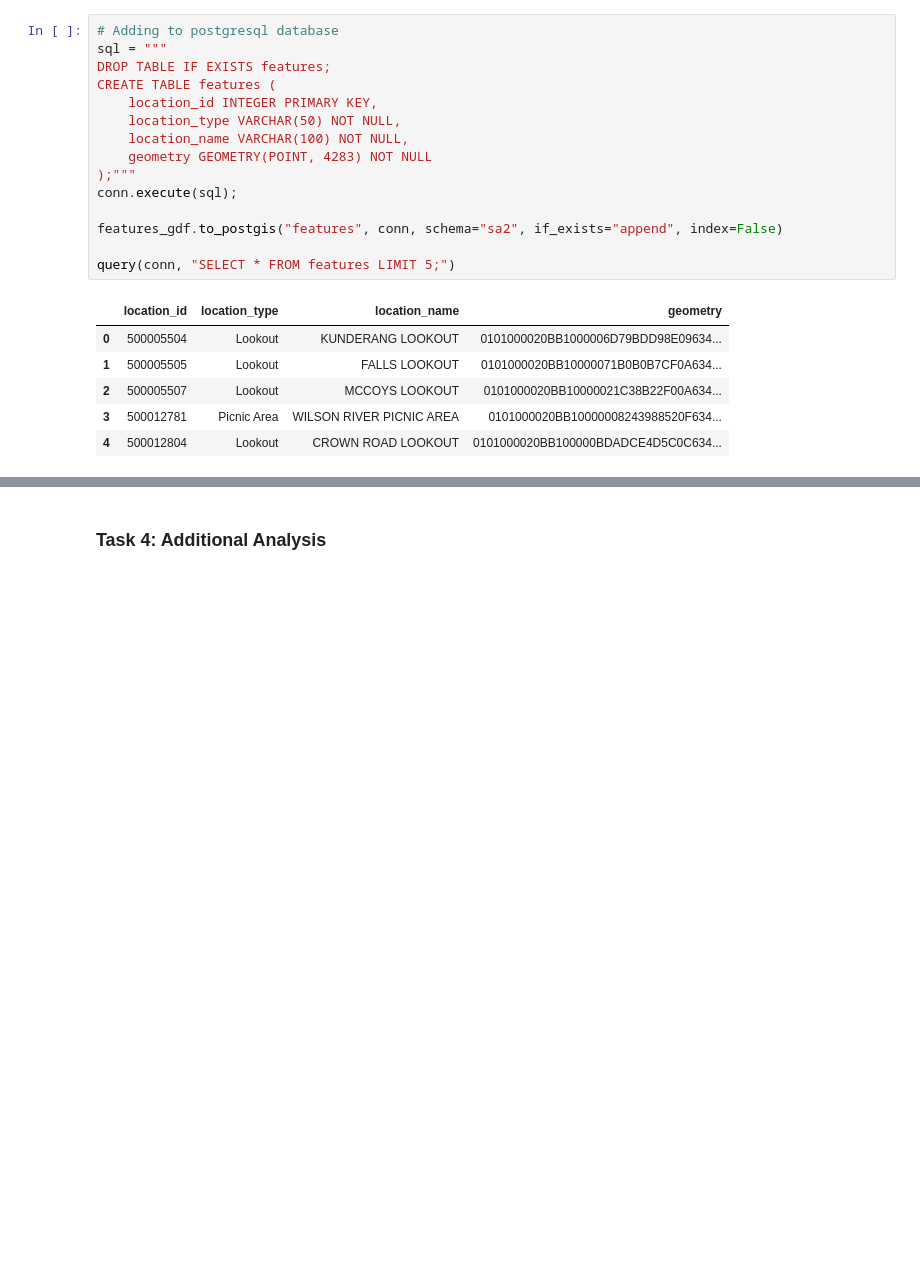
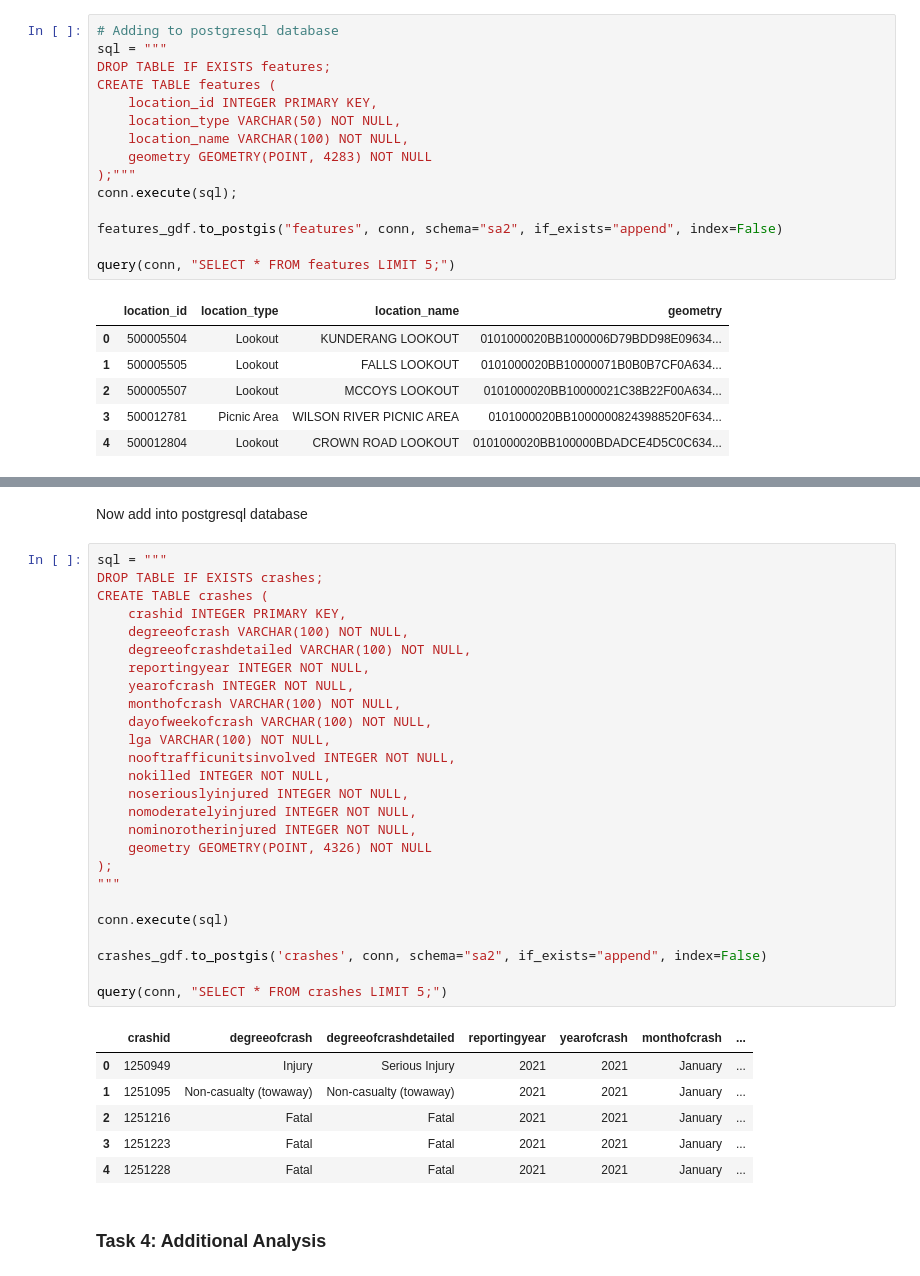
Before and after one commit to FixItChris/DATA2901, a Jupyter notebook: Report.ipynb, the cells around one changed output, grey strips where cells are left out. Saved outputs shown, nothing was run; the diff lists cells and outputs as text; blank space fills up the shorter version.

```diff
--- a/Report.ipynb
+++ b/Report.ipynb
@@ -993,3 +1044,38 @@ query(conn, "SELECT * FROM features LIMIT 5;")
+# %% [markdown]
+Now add into postgresql database
+# %%
+sql = """
+DROP TABLE IF EXISTS crashes;
+CREATE TABLE crashes (
+    crashid INTEGER PRIMARY KEY,
+    degreeofcrash VARCHAR(100) NOT NULL,
+    degreeofcrashdetailed VARCHAR(100) NOT NULL,
+    reportingyear INTEGER NOT NULL,
+    yearofcrash INTEGER NOT NULL,
+    monthofcrash VARCHAR(100) NOT NULL,
+    dayofweekofcrash VARCHAR(100) NOT NULL,
+    lga VARCHAR(100) NOT NULL,
+    nooftrafficunitsinvolved INTEGER NOT NULL,
+    nokilled INTEGER NOT NULL,
+    noseriouslyinjured INTEGER NOT NULL,
+    nomoderatelyinjured INTEGER NOT NULL,
+    nominorotherinjured INTEGER NOT NULL,
+    geometry GEOMETRY(POINT, 4326) NOT NULL
+);
+"""
+
+conn.execute(sql)
+
+crashes_gdf.to_postgis('crashes', conn, schema="sa2", if_exists="append", index=False)
+
+query(conn, "SELECT * FROM crashes LIMIT 5;")
+# %% [output]
+|  | crashid | degreeofcrash | degreeofcrashdetailed | reportingyear | yearofcrash | monthofcrash | ... |
+| 0 | 1250949 | Injury | Serious Injury | 2021 | 2021 | January | ... |
+| 1 | 1251095 | Non-casualty (towaway) | Non-casualty (towaway) | 2021 | 2021 | January | ... |
+| 2 | 1251216 | Fatal | Fatal | 2021 | 2021 | January | ... |
+| 3 | 1251223 | Fatal | Fatal | 2021 | 2021 | January | ... |
+| 4 | 1251228 | Fatal | Fatal | 2021 | 2021 | January | ... |
 # %% [markdown]
 ### Task 4:  Additional Analysis
 # %% [markdown]
```
Also changed, not shown: parts of 8 cells of this notebook, 1 other file.
